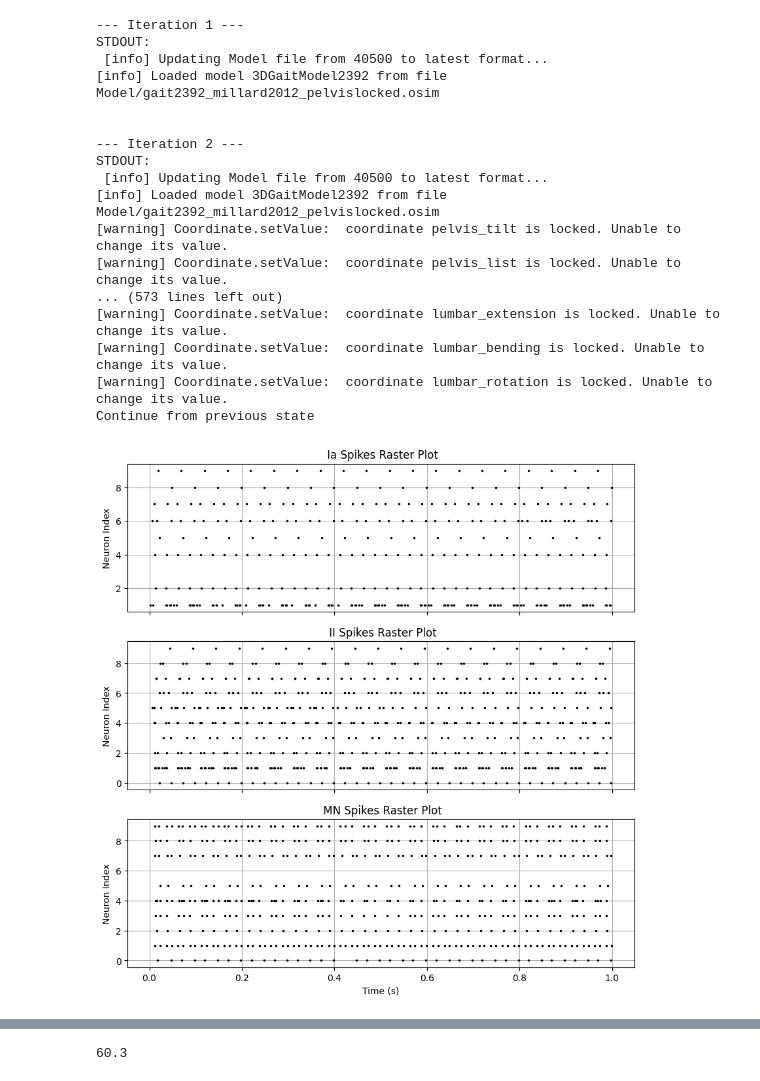
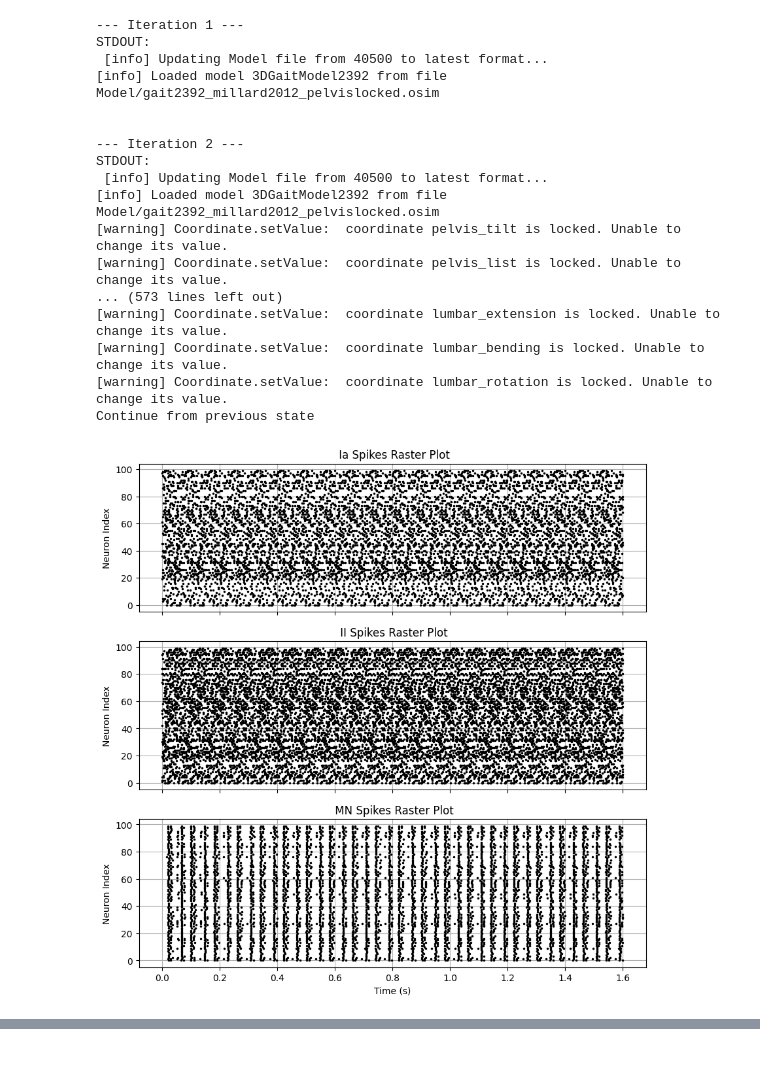
Before and after one commit to MathieuCharbonnier/Loop, a Jupyter notebook: Loop.ipynb, the cells around one changed output, grey strips where cells are left out. Saved outputs shown, nothing was run; the diff lists cells and outputs as text; code cells hidden in the pictures.

```diff
--- a/Loop.ipynb
+++ b/Loop.ipynb
@@ -39,15 +36,13 @@ The autoreload extension is already loaded. To reload it, use:
 # %%
+t_reaction = 40*ms
 #total_time= 1*second
-t_stretching_afferent = 15*ms
-t_motoneuron_muscle = 10*ms
-t_reaction = t_stretching_afferent + t_motoneuron_muscle
 #n_loop = int(total_time/t_reaction)
-n_loop=40
+n_loop=25
 dt = 0.1*ms
 
 p_connection=0.4
-weigth=150*uS
-neuron_population = {"Ia": 10, "II": 10, "exc": 10, "motor": 10}
+weigth=15*uS
+neuron_population = {"Ia": 100, "II": 100, "exc": 100, "motor": 100}
 
 initial_values_decoding_spikes={i: {'u0': [0.0, 0.0], 'c0': [0.0, 0.0], 'P0':[0.0], 'a0':[0.0]} for i in range(neuron_population["motor"])}
 
@@ -97,11 +92,11 @@ for j in range(n_loop):
             '--dt', str(dt/second),
             '--T', str(t_reaction/second),
             '--muscle', muscle_name,
-            '--input_file', input_path,
-            '--output_file', output_path,
-            '--states_file', states_opensim,
-            '--iteration', str(j)
-        ]
+            '--activation', input_path,
+            '--ouput_stretch', output_path,
+            '--output_all', states_opensim]
+        if j>0:
+          cmd += ['--initial_state', states_opensim]
 
         # Run the process in the other environment
         process = subprocess.run(cmd, capture_output=True, text=True)
@@ -135,31 +130,31 @@ for j in range(n_loop):
         # Clean up temporary files
         os.unlink(input_path)
         os.unlink(output_path)
 
 df_muscle = pd.concat(data_muscle)
 df_muscle['Time']=np.arange(0, len(df_muscle)*dt, dt)
 df_muscle.to_csv(name_output_muscle, index=False)
 
 with open(name_output_spikes, "w") as f:
     json.dump(data_spikes, f, indent=4)
 
 plot_times_series(np.arange(0, t_reaction, dt),stretch_initial,name_output_spikes, name_output_muscle)
 # %% [output]
 --- Iteration 1 ---
 STDOUT:
  [info] Updating Model file from 40500 to latest format...
 [info] Loaded model 3DGaitModel2392 from file Model/gait2392_millard2012_pelvislocked.osim
 
 
 --- Iteration 2 ---
 STDOUT:
  [info] Updating Model file from 40500 to latest format...
 [info] Loaded model 3DGaitModel2392 from file Model/gait2392_millard2012_pelvislocked.osim
 [warning] Coordinate.setValue:  coordinate pelvis_tilt is locked. Unable to change its value.
 [warning] Coordinate.setValue:  coordinate pelvis_list is locked. Unable to change its value.
 ... (573 lines left out)
 [warning] Coordinate.setValue:  coordinate lumbar_extension is locked. Unable to change its value.
 [warning] Coordinate.setValue:  coordinate lumbar_bending is locked. Unable to change its value.
 [warning] Coordinate.setValue:  coordinate lumbar_rotation is locked. Unable to change its value.
 Continue from previous state
-[figure, old version]
+[figure, new version]
@@ -169,4 +163,0 @@ Continue from previous state
-# %%
-print(np.mean([len(neuron_spikes) for _, neuron_spikes in data_spikes['II'].items()]))
-# %% [output]
-60.3
```
Also changed, not shown: parts of 3 cells of this notebook.
